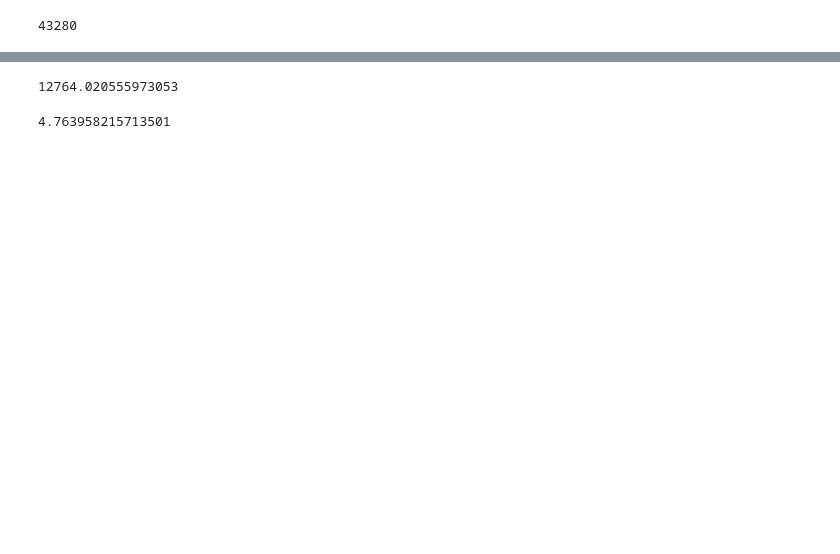
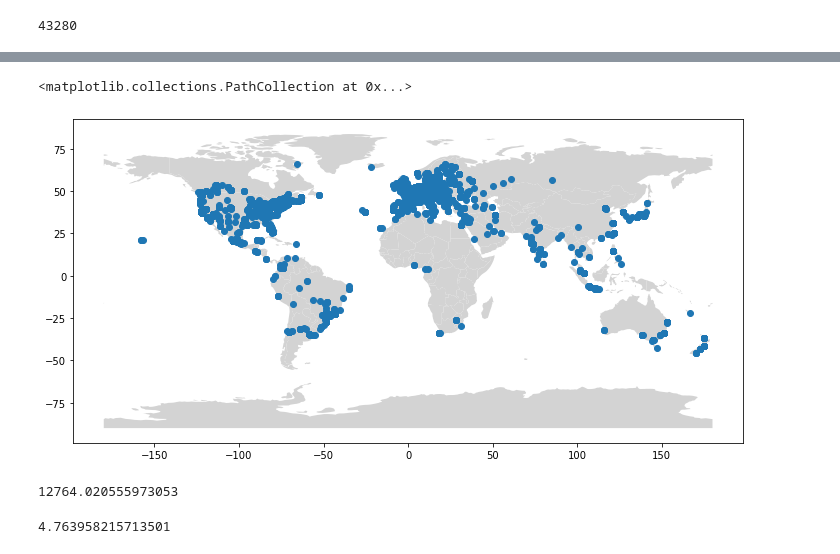
Before and after one commit to isam7/SteamScraping, a Jupyter notebook: Steam Data Analysis.ipynb, the cells around one changed output, grey strips where cells are left out. Drawn from its saved outputs; the diff is of its cells as text; code cells hidden in the pictures; blank space fills up the shorter version.

```diff
--- a/Steam Data Analysis.ipynb
+++ b/Steam Data Analysis.ipynb
@@ -221,7 +221,7 @@ len(rawGames.developerName.unique())
 # %% [output]
 43280
 # %%
-address = 'Dayton'
+address = 'Tokyo, Tokyo, Japan'
 url = 'https://nominatim.openstreetmap.org/search/' + urllib.parse.quote(address) +'?format=json'
 
 response = requests.get(url).json()
@@ -249,0 +319,15 @@ gameDevLocations
+# %%
+# From GeoPandas, our world map data
+worldmap = gpd.read_file(gpd.datasets.get_path("naturalearth_lowres"))
+
+# Creating axes and plotting world map
+fig, ax = plt.subplots(figsize=(12, 6))
+worldmap.plot(color="lightgrey", ax=ax)
+
+# Plotting game dev locations
+x = gameDevLocations['longitude']
+y = gameDevLocations['latitude']
+plt.scatter(x, y)
+# %% [output]
+<matplotlib.collections.PathCollection at 0x...>
+[figure, added]
```
Also changed, not shown: parts of 11 cells of this notebook.
